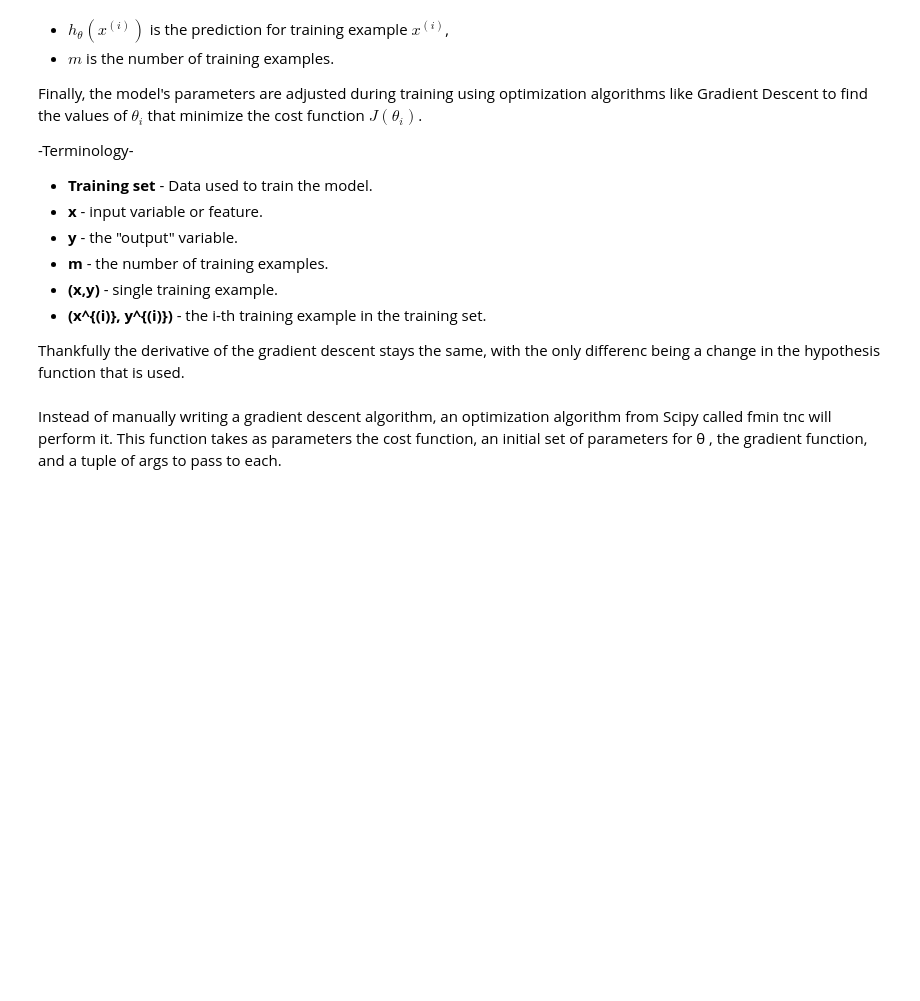
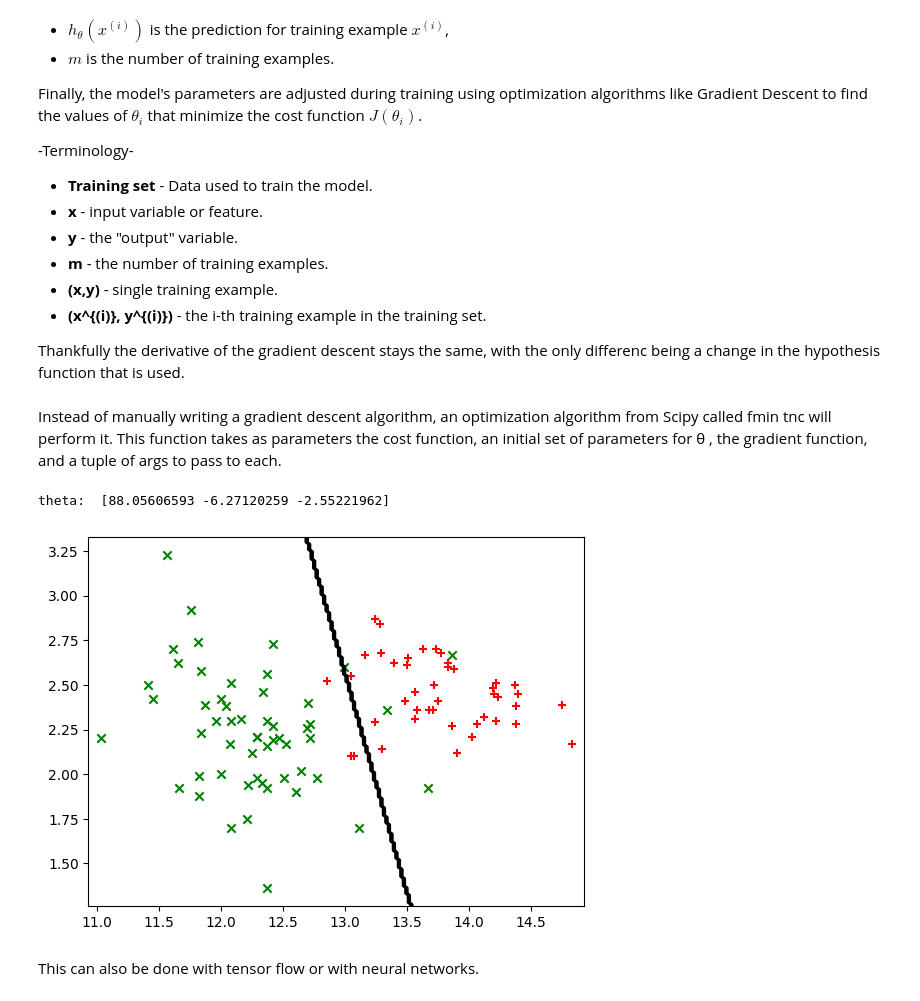
Before and after one commit to dkanh6/CMP_SC-7540-Neural-Models, a Jupyter notebook: Logistic_Regression_Tutorial.ipynb, the cells around one changed output. Drawn from its saved outputs; the diff is of its cells as text; code cells hidden in the pictures; blank space fills up the shorter version.

```diff
--- a/Logistic_Regression_Tutorial.ipynb
+++ b/Logistic_Regression_Tutorial.ipynb
@@ -147,7 +147,7 @@ def cost(theta, X, y):
   y = y[:,None]
 
   hyp = sigmoid(X.dot(theta))
-  post = np.multiply(-y, np.log(hyp))
+  pos = np.multiply(-y, np.log(hyp))
   neg = np.multiply((1-y), np.log(1-hyp))
 
   return np.sum(pos-neg) / (len(X))
@@ -174,0 +163,51 @@ print('theta: ', theta)
+# %%
+from scipy.optimize import fmin_tnc
+
+def train(X, y):
+    X = np.insert(X, 0, np.ones(len(X)), axis=1)
+    theta = np.zeros(X.shape[1])
+    result = fmin_tnc(func=cost, x0=theta, fprime=gradient, args=(X, y))
+
+    return result[0]
+
+theta = train(X_train, y_train)
+print('theta: ', theta)
+
+
+from sklearn.metrics import accuracy_score, precision_score, recall_score
+
+def predict(X, theta):
+    X = np.insert(X, 0, np.ones(len(X)), axis=1)
+    return (sigmoid(X * np.matrix(theta).T) >= 0.5).astype(int)
+
+predictions = predict(X_test, theta)
+
+#print('accuracy:', accuracy_score(y_test, predictions))
+#print('precision:', precision_score(y_test, predictions, average='macro'))
+#print('recall:', recall_score(y_test, predictions, average='macro'))
+
+
+from matplotlib import cm
+
+def plot_boundary(X, pred):
+
+    x_min, x_max = X[:,0].min() - .1, X[:,0].max() + .1
+    y_min, y_max = X[:,1].min() - .1, X[:,1].max() + .1
+
+    xs, ys = np.meshgrid(
+        np.linspace(x_min, x_max, 200),
+        np.linspace(y_min, y_max, 200)
+    )
+
+    xys = np.column_stack([xs.ravel(), ys.ravel()])
+    zs = pred(xys).reshape(xs.shape)
+
+    plt.contour(xs, ys, zs, colors='black')
+
+plot_points(X_train, y_train)
+plot_boundary(X_train, lambda x: predict(x, theta))
+# %% [output]
+theta:  [88.05606593 -6.27120259 -2.55221962]
+[figure, added]
+# %% [markdown]
+This can also be done with tensor flow or with neural networks.
```
Also changed, not shown: parts of 2 cells of this notebook.
